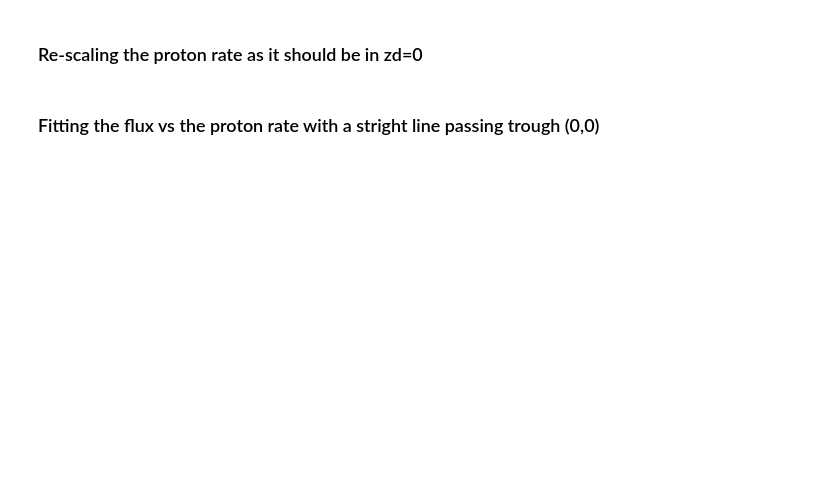
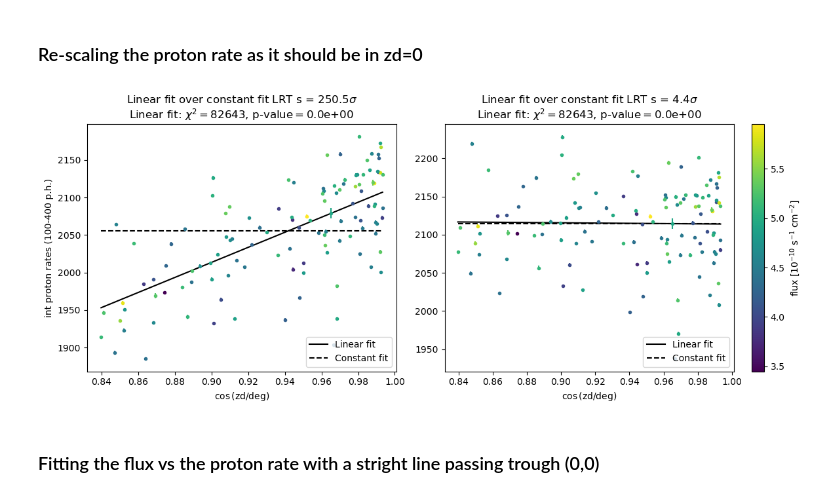
Before and after one commit to juanjq/cosmic_ray_data_correction, a Jupyter notebook: main.ipynb, the cells around one changed output. Cells and saved outputs as stored; diff of their text form; code cells hidden in the pictures; blank space fills up the shorter version.

```diff
--- a/main.ipynb
+++ b/main.ipynb
@@ -229,49 +216,47 @@ plt.show()
 zd_0_p_rate = []
 for run in dict_runs.keys():
 
     _zd_0_p_rate = dict_runs[run]["p_rate"] - fitF_zd_p(np.cos(np.deg2rad(dict_runs[run]["zd"]))) + fitF_zd_p(1)
 
     dict_runs[run]["zd_0_p_rate"] = _zd_0_p_rate
     zd_0_p_rate.append(_zd_0_p_rate)
 
 
 
 fig, (ax1, ax2) = plt.subplots(1, 2, figsize=(12, 5), gridspec_kw={'width_ratios': [1.2, 1.4]})
 
-norm_f   = mpl.colors.Normalize(vmin=np.min(flux), vmax=np.max(flux))
-colors_f = mpl.cm.ScalarMappable(norm_f,"viridis").to_rgba(flux)
+norm_f,  colors_f  = aux.get_cmap_colors(flux, "viridis")
 
 for i in range(len(az)):
     ax1.errorbar(np.cos(np.deg2rad(zd[i])), p_rate[i],      xerr=0, yerr=e_p_rate[i], ls="", marker=".", color=colors_f[i])
     ax2.errorbar(np.cos(np.deg2rad(zd[i])), zd_0_p_rate[i], xerr=0, yerr=e_p_rate[i], ls="", marker=".", color=colors_f[i])
 
-#######################################
-# creating a colorbar
-sm_f  = plt.cm.ScalarMappable(cmap="viridis", norm=norm_f)
-sm_f.set_array([])
-fig.colorbar(sm_f, ax=ax2, label="flux [$10^{-10}$ erg s${}^{-1}$ cm${}^{-2}$]")
-#######################################
+aux.plot_colorbar(fig, ax2, flux, "viridis",  label="flux [$10^{-10}$ s${}^{-1}$ cm${}^{-2}$]")
 
-####################
 # plot lines
-####################
-LRT_zd_p   = LRTFreeConst(np.cos(np.deg2rad(zd)), p_rate,      e_p_rate)
-LRT_zd_0_p = LRTFreeConst(np.cos(np.deg2rad(zd)), zd_0_p_rate, e_p_rate)
+LRT_zd_p   = geom.LRTFreeConst(np.cos(np.deg2rad(zd)), p_rate,      e_p_rate)
+LRT_zd_0_p = geom.LRTFreeConst(np.cos(np.deg2rad(zd)), zd_0_p_rate, e_p_rate)
 
-ax1.plot(zd_array, lineFreeF(LRT_zd_p[1],   zd_array), '-k', label=f"Linear fit\nLRT = {LRT_zd_p[0]:.1f}{sigma}")
-ax2.plot(zd_array, lineFreeF(LRT_zd_0_p[1], zd_array), '-k', label=f"Linear fit\nLRT = {LRT_zd_0_p[0]:.1f}{sigma}")
+ch_zd_p,   _, p_zd_p   = aux.calculate_chi2_pvalue_fun(np.cos(np.deg2rad(zd)), p_rate,      e_p_rate, geom.lineFreeF, LRT_zd_p[1])
+ch_zd_0_p, _, p_zd_0_p = aux.calculate_chi2_pvalue_fun(np.cos(np.deg2rad(zd)), zd_0_p_rate, e_p_rate, geom.lineFreeF, LRT_zd_0_p[1])
 
-# ax1.plot(zd_array, lineConstF(LRT_zd_p[2],   zd_array), '--k', label=f"Constant fit")
-# ax2.plot(zd_array, lineConstF(LRT_zd_0_p[2], zd_array), '--k', label=f"Constant fit")
+for ax, LRT in zip([ax1, ax2], [LRT_zd_p, LRT_zd_0_p]):
+    ax.plot(zd_array, geom.lineFreeF( LRT[1], zd_array), '-k',  label=f"Linear fit")
+    ax.plot(zd_array, geom.lineConstF(LRT[2], zd_array), '--k', label=f"Constant fit")
 
 for ax in [ax1, ax2]:
     ax.legend(loc=4)
     ax.set_xlabel("$\cos$(zd/deg)")
-ax1.set_ylabel(f"Integrated counts ({intensity_integration_lims[0]} < intensity < {intensity_integration_lims[1]})p.h.")
+ax1.set_ylabel(f"int proton rates ({int_lim[0]}-{int_lim[1]} p.h.)")
 ax1.set_title("Original proton rates")
 ax2.set_title("ZD corrected proton rates")
 
+for ax, LRT, ch, p in zip([ax1, ax2], [LRT_zd_p, LRT_zd_0_p], [ch_zd_p, ch_zd_0_p], [p_zd_p, p_zd_0_p]):
+    ax.set_title(f"Linear fit over constant fit LRT s = {LRT[0]:.1f}{aux.sigma}\nLinear fit: $\chi^2=${ch:.0f}, p-value$=${p:.1e}")
+
 fig.tight_layout()
 plt.show()
+# %% [output]
+[figure, added]
 # %% [markdown]
 ### Fitting the flux vs the proton rate with a stright line passing trough (0,0)
```
Also changed, not shown: parts of 10 cells of this notebook, 2 other files.
